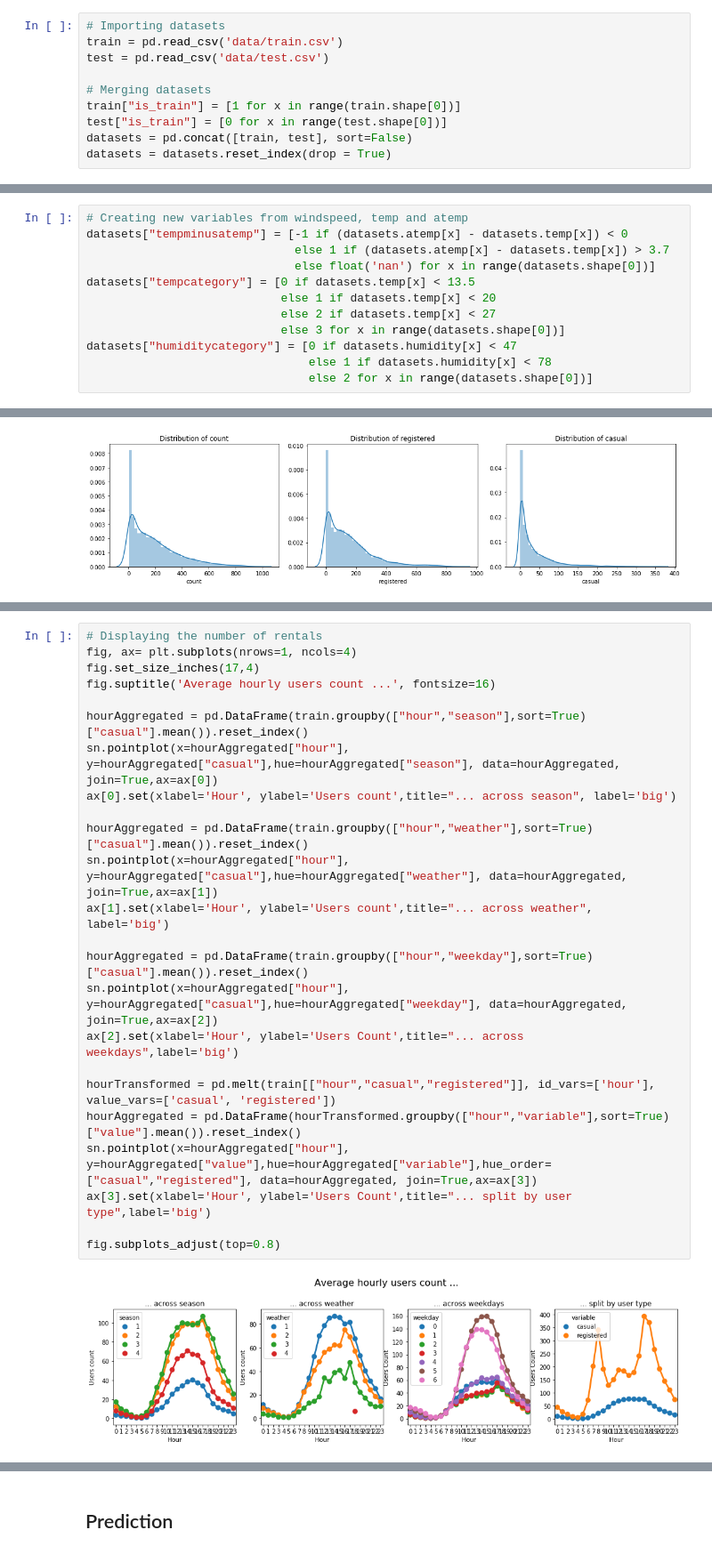
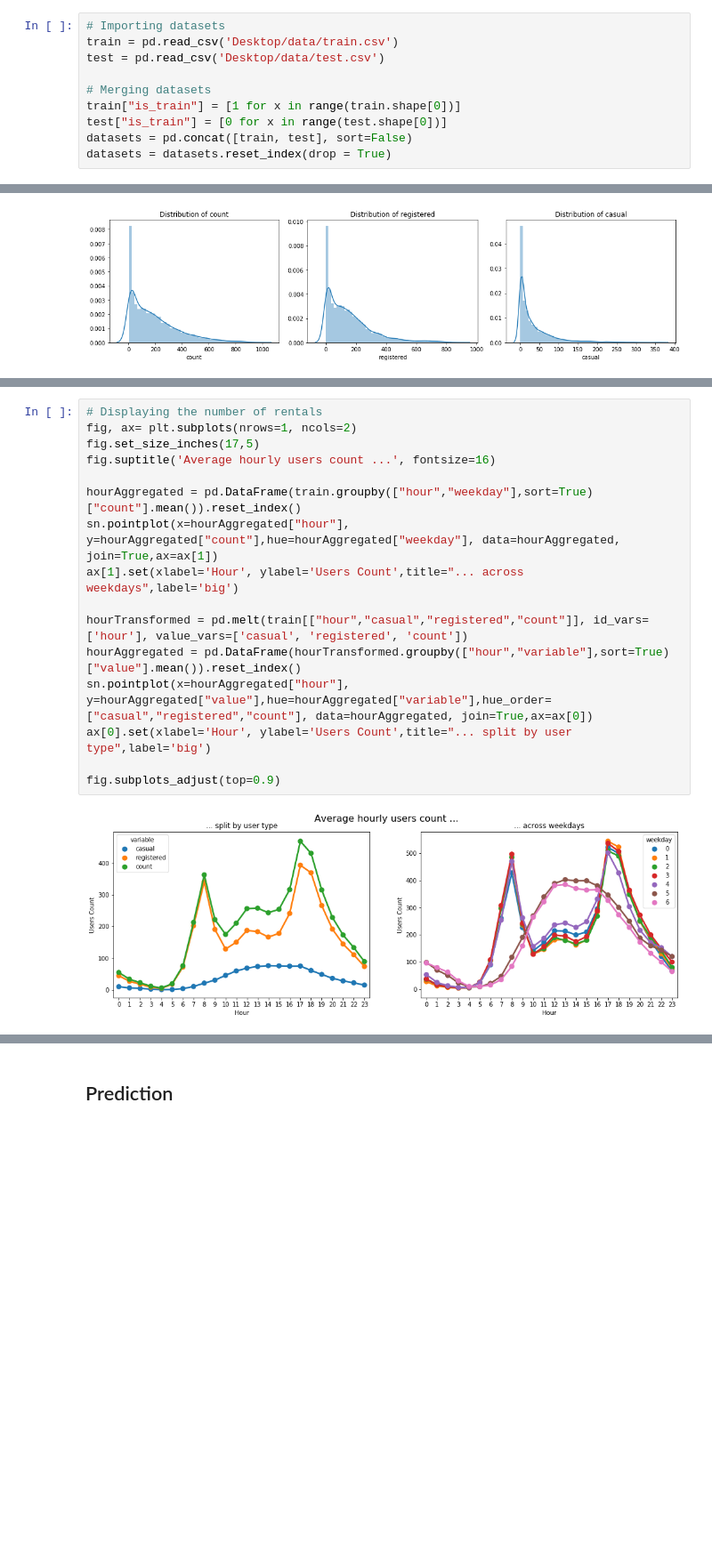
Before and after one commit to InesVA/predicting-bike-sharing-demand, a Jupyter notebook: Bike Sharing Prediction.ipynb, the cells around one changed output, grey strips where cells are left out. Shown: that part at 89% size. Saved outputs shown, nothing was run; the diff lists cells and outputs as text; blank space fills up the shorter version.

```diff
--- a/Bike Sharing Prediction.ipynb
+++ b/Bike Sharing Prediction.ipynb
@@ -60,8 +60,8 @@ from sklearn.linear_model import LinearRegression, Ridge
 import xgboost as xg
 # %%
 # Importing datasets
-train = pd.read_csv('data/train.csv')
-test = pd.read_csv('data/test.csv')
+train = pd.read_csv('Desktop/data/train.csv')
+test = pd.read_csv('Desktop/data/test.csv')
 
 # Merging datasets
 train["is_train"] = [1 for x in range(train.shape[0])]
@@ -160,15 +150,3 @@
-# %%
-# Creating new variables from windspeed, temp and atemp
-datasets["tempminusatemp"] = [-1 if (datasets.atemp[x] - datasets.temp[x]) < 0
-                              else 1 if (datasets.atemp[x] - datasets.temp[x]) > 3.7
-                              else float('nan') for x in range(datasets.shape[0])]
-datasets["tempcategory"] = [0 if datasets.temp[x] < 13.5
-                            else 1 if datasets.temp[x] < 20
-                            else 2 if datasets.temp[x] < 27
-                            else 3 for x in range(datasets.shape[0])]
-datasets["humiditycategory"] = [0 if datasets.humidity[x] < 47
-                                else 1 if datasets.humidity[x] < 78
-                                else 2 for x in range(datasets.shape[0])]
 # %%
 train = datasets[datasets.is_train == 1]
 test = datasets[datasets.is_train == 0]
@@ -250,26 +295,18 @@ Last, let's see what is the influence of the season, the weather, the weekday an
 # %%
 # Displaying the number of rentals
-fig, ax= plt.subplots(nrows=1, ncols=4)
-fig.set_size_inches(17,4)
+fig, ax= plt.subplots(nrows=1, ncols=2)
+fig.set_size_inches(17,5)
 fig.suptitle('Average hourly users count ...', fontsize=16)
 
-hourAggregated = pd.DataFrame(train.groupby(["hour","season"],sort=True)["casual"].mean()).reset_index()
-sn.pointplot(x=hourAggregated["hour"], y=hourAggregated["casual"],hue=hourAggregated["season"], data=hourAggregated, join=True,ax=ax[0])
-ax[0].set(xlabel='Hour', ylabel='Users count',title="... across season", label='big')
+hourAggregated = pd.DataFrame(train.groupby(["hour","weekday"],sort=True)["count"].mean()).reset_index()
+sn.pointplot(x=hourAggregated["hour"], y=hourAggregated["count"],hue=hourAggregated["weekday"], data=hourAggregated, join=True,ax=ax[1])
+ax[1].set(xlabel='Hour', ylabel='Users Count',title="... across weekdays",label='big')
 
-hourAggregated = pd.DataFrame(train.groupby(["hour","weather"],sort=True)["casual"].mean()).reset_index()
-sn.pointplot(x=hourAggregated["hour"], y=hourAggregated["casual"],hue=hourAggregated["weather"], data=hourAggregated, join=True,ax=ax[1])
-ax[1].set(xlabel='Hour', ylabel='Users count',title="... across weather", label='big')
+hourTransformed = pd.melt(train[["hour","casual","registered","count"]], id_vars=['hour'], value_vars=['casual', 'registered', 'count'])
+hourAggregated = pd.DataFrame(hourTransformed.groupby(["hour","variable"],sort=True)["value"].mean()).reset_index()
+sn.pointplot(x=hourAggregated["hour"], y=hourAggregated["value"],hue=hourAggregated["variable"],hue_order=["casual","registered","count"], data=hourAggregated, join=True,ax=ax[0])
+ax[0].set(xlabel='Hour', ylabel='Users Count',title="... split by user type",label='big')
 
-hourAggregated = pd.DataFrame(train.groupby(["hour","weekday"],sort=True)["casual"].mean()).reset_index()
-sn.pointplot(x=hourAggregated["hour"], y=hourAggregated["casual"],hue=hourAggregated["weekday"], data=hourAggregated, join=True,ax=ax[2])
-ax[2].set(xlabel='Hour', ylabel='Users Count',title="... across weekdays",label='big')
-
-hourTransformed = pd.melt(train[["hour","casual","registered"]], id_vars=['hour'], value_vars=['casual', 'registered'])
-hourAggregated = pd.DataFrame(hourTransformed.groupby(["hour","variable"],sort=True)["value"].mean()).reset_index()
-sn.pointplot(x=hourAggregated["hour"], y=hourAggregated["value"],hue=hourAggregated["variable"],hue_order=["casual","registered"], data=hourAggregated, join=True,ax=ax[3])
-ax[3].set(xlabel='Hour', ylabel='Users Count',title="... split by user type",label='big')
-
-fig.subplots_adjust(top=0.8)
+fig.subplots_adjust(top=0.9)
 # %% [output]
-[figure, old version]
+[figure, new version]
```
Also changed, not shown: parts of 53 cells of this notebook, 1 other file.
